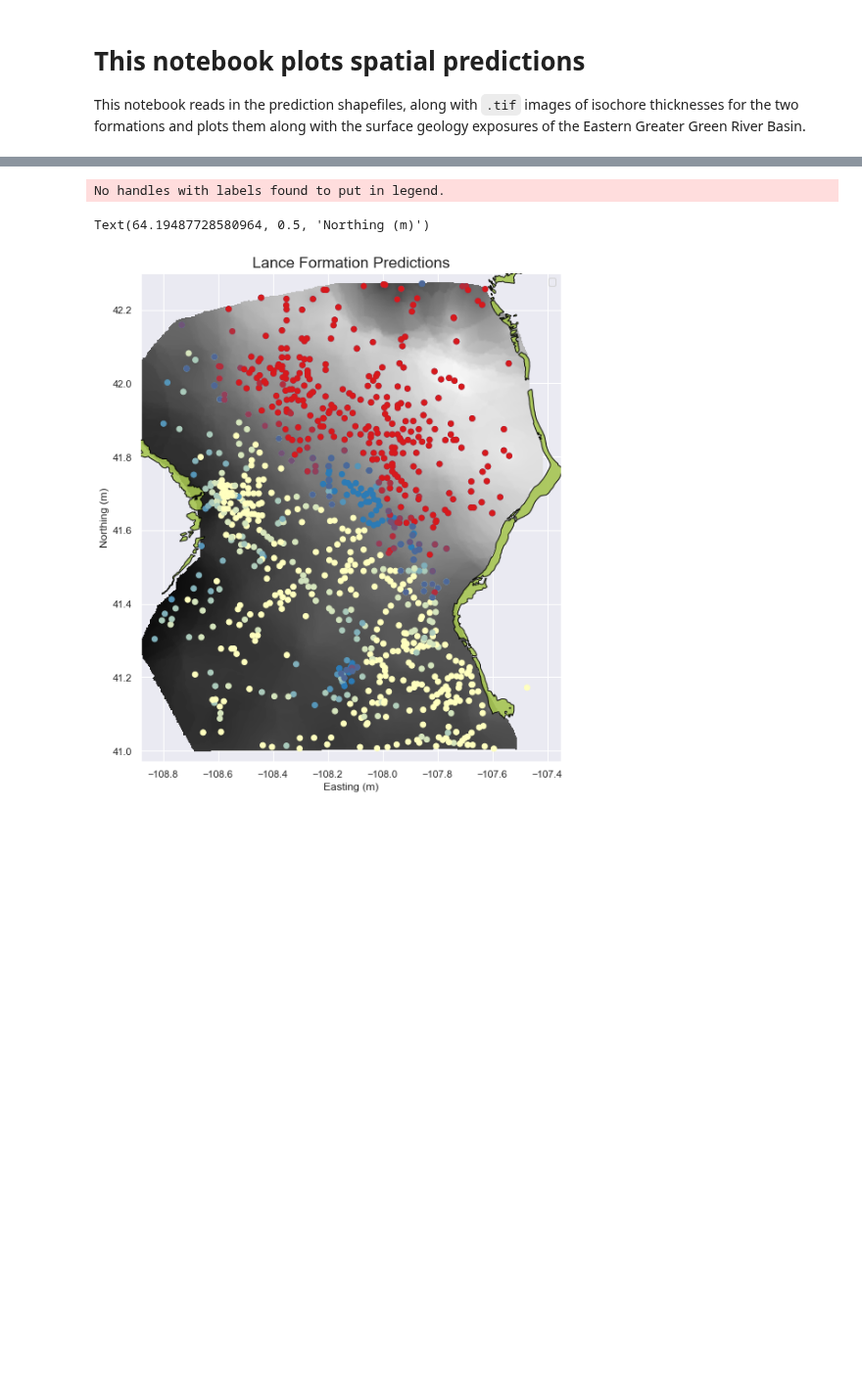
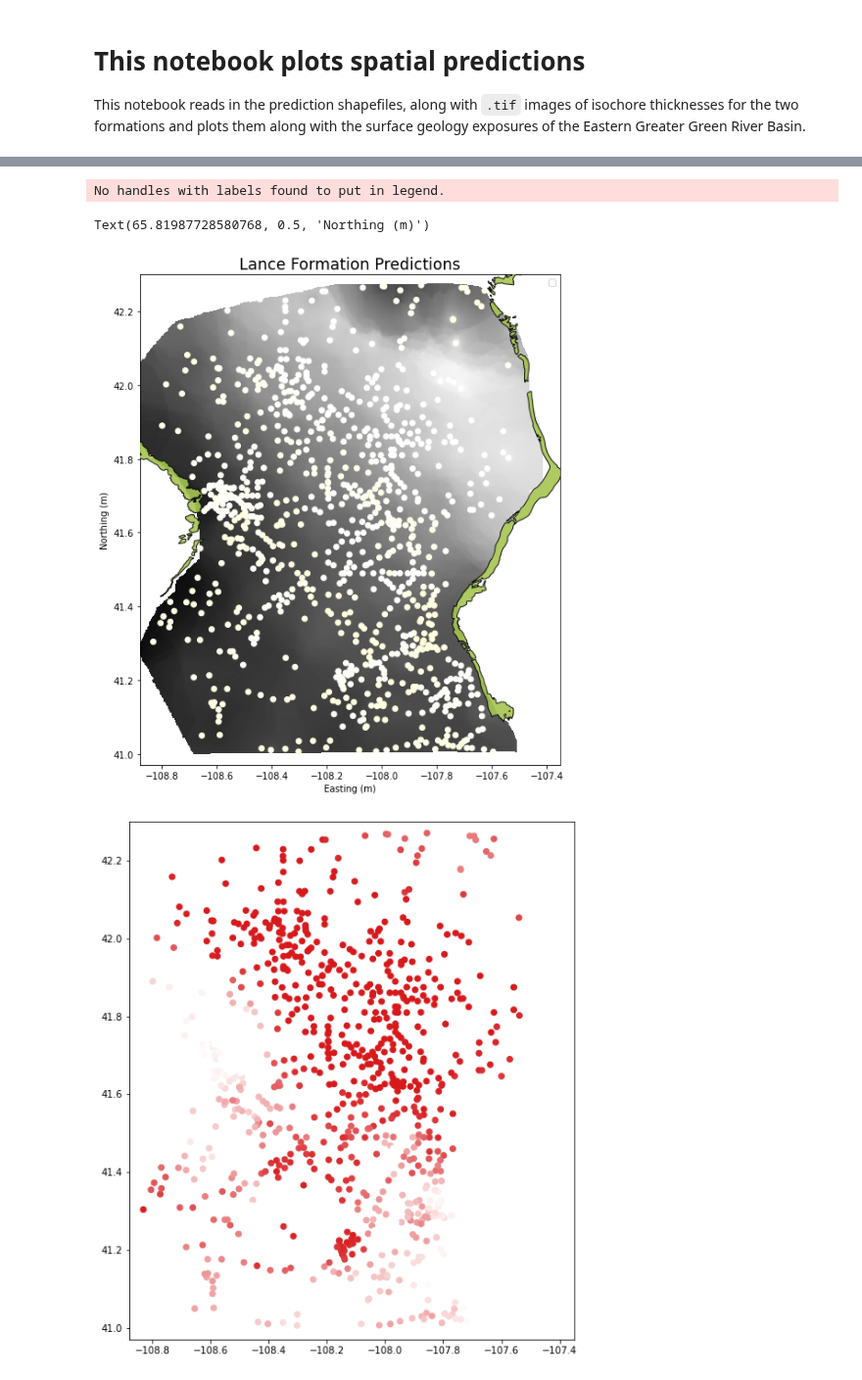
Before and after one commit to jessepisel/stratal-geometries, a Jupyter notebook: 04_spatial_prediction_viz.ipynb, the cells around one changed output, grey strips where cells are left out. Shown at 98% size. Drawn from its saved outputs; the diff is of its cells as text; code cells hidden in the pictures; blank space fills up the shorter version.

```diff
--- a/04_spatial_prediction_viz.ipynb
+++ b/04_spatial_prediction_viz.ipynb
@@ -113,7 +110,7 @@ fig, ax = plt.subplots(figsize=(10, 10))
 rasterio.plot.show(LA_BASE, ax=ax, cmap="gray", zorder=1)
 
 KLAWELLS.plot(ax=ax, column="trunc_prob", cmap=truncCmap, vmin=0, vmax=1, zorder=4)
-LAHORIZ.plot(ax=ax, column="horiz_prob", cmap=horizCmap, vmin=0, vmax=1, zorder=5)
+#LAHORIZ.plot(ax=ax, column="horiz_prob", cmap=horizCmap, vmin=0, vmax=1, zorder=5)
 LANCE.plot(ax=ax, color="#A6C551", edgecolor="black", zorder=3, alpha=0.9)
 plt.legend()
 plt.title("Lance Formation Predictions", size="xx-large")
@@ -124,5 +121,13 @@ plt.ylabel("Northing (m)")
 # plt.savefig('lance_prob.pdf', bbox_inches='tight')
 # %% [output]
 No handles with labels found to put in legend.
-Text(64.19487728580964, 0.5, 'Northing (m)')
+Text(65.81987728580768, 0.5, 'Northing (m)')
-[figure, old version]
+[figure, new version]
+# %%
+fig, ax = plt.subplots(figsize=(10, 10))
+TFUWELLS.plot(ax=ax, column="horiz_prob", cmap=horizCmap, vmin=0, vmax=1, zorder=4)
+plt.xlim(-108.88, -107.35)
+plt.ylim(40.97, 42.3)
+plt.savefig('ftunion_horizprob.pdf', bbox_inches='tight')
+# %% [output]
+[figure, added]
```
Also changed, not shown: parts of 6 cells of this notebook, 4 other files.
